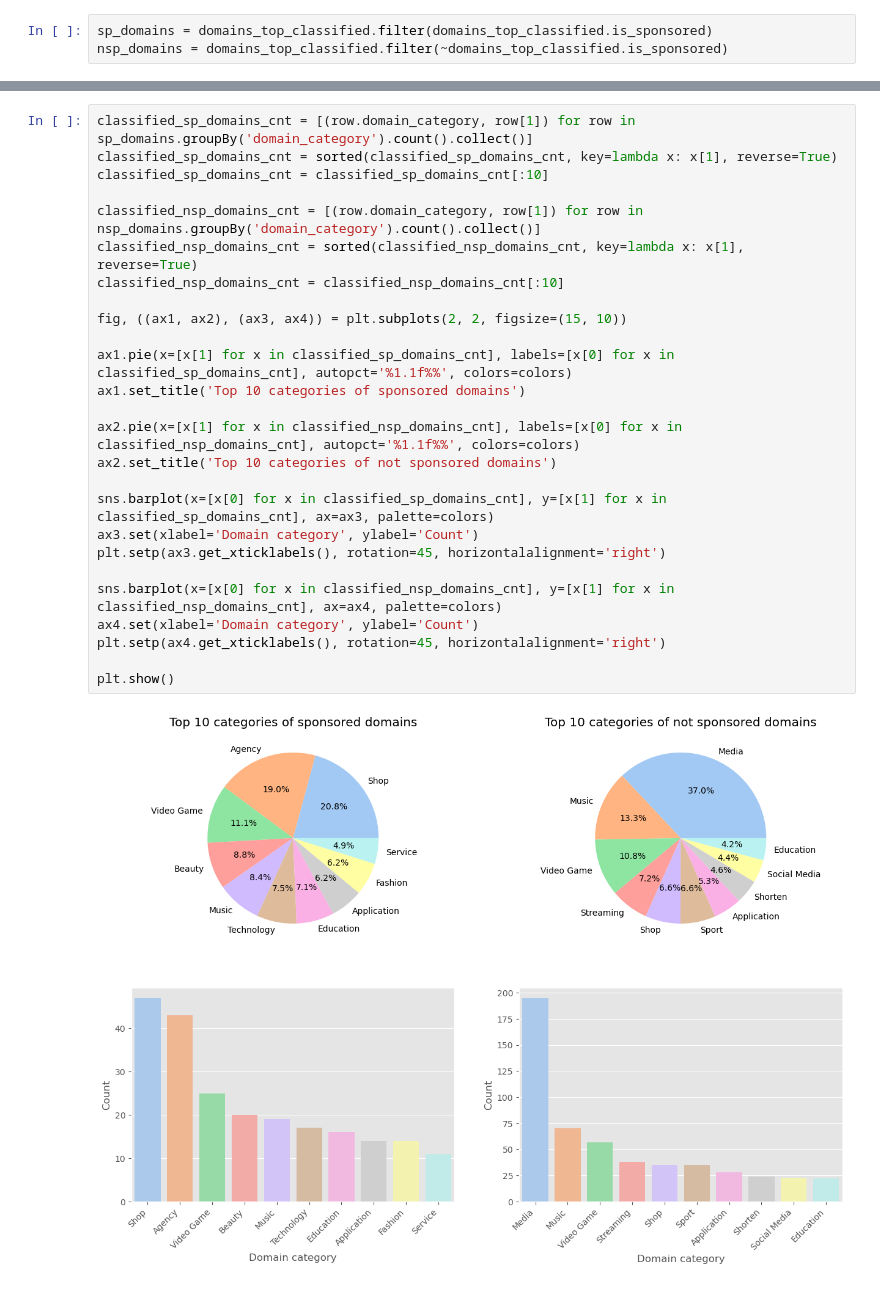
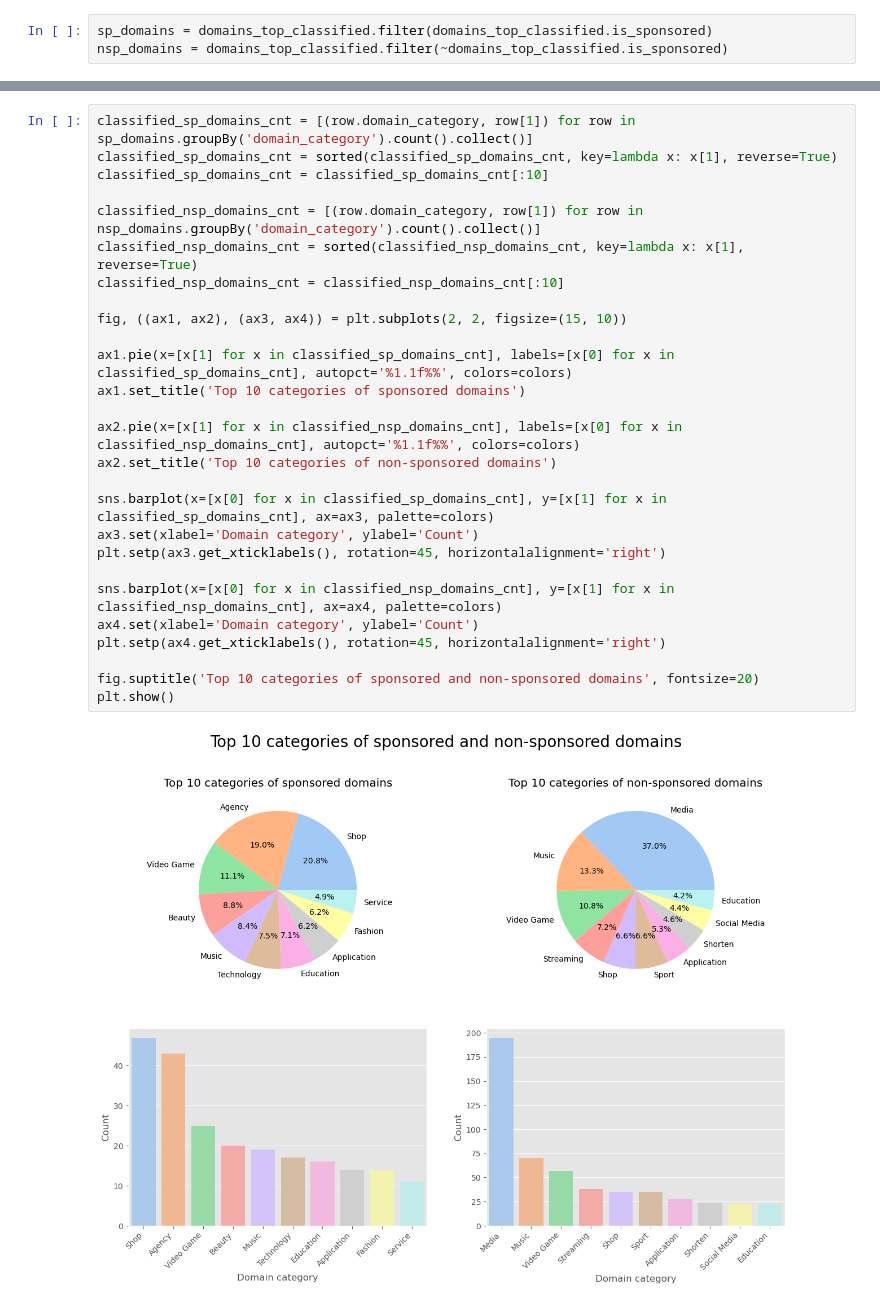
Before and after one commit to epfl-ada/ada-2022-project-fraisetagada, a Jupyter notebook: analysis/domains_analysis.ipynb, the cells around one changed output, grey strips where cells are left out. Saved outputs shown, nothing was run; the diff lists cells and outputs as text.

Commit message:
Continue Domain Analysis

```diff
--- a/analysis/domains_analysis.ipynb
+++ b/analysis/domains_analysis.ipynb
@@ -262,28 +321,29 @@ nsp_domains = domains_top_classified.filter(~domains_top_classified.is_sponsored
 # %%
 classified_sp_domains_cnt = [(row.domain_category, row[1]) for row in sp_domains.groupBy('domain_category').count().collect()]
 classified_sp_domains_cnt = sorted(classified_sp_domains_cnt, key=lambda x: x[1], reverse=True)
 classified_sp_domains_cnt = classified_sp_domains_cnt[:10]
 
 classified_nsp_domains_cnt = [(row.domain_category, row[1]) for row in nsp_domains.groupBy('domain_category').count().collect()]
 classified_nsp_domains_cnt = sorted(classified_nsp_domains_cnt, key=lambda x: x[1], reverse=True)
 classified_nsp_domains_cnt = classified_nsp_domains_cnt[:10]
 
 fig, ((ax1, ax2), (ax3, ax4)) = plt.subplots(2, 2, figsize=(15, 10))
 
 ax1.pie(x=[x[1] for x in classified_sp_domains_cnt], labels=[x[0] for x in classified_sp_domains_cnt], autopct='%1.1f%%', colors=colors)
 ax1.set_title('Top 10 categories of sponsored domains')
 
 ax2.pie(x=[x[1] for x in classified_nsp_domains_cnt], labels=[x[0] for x in classified_nsp_domains_cnt], autopct='%1.1f%%', colors=colors)
-ax2.set_title('Top 10 categories of not sponsored domains')
+ax2.set_title('Top 10 categories of non-sponsored domains')
 
 sns.barplot(x=[x[0] for x in classified_sp_domains_cnt], y=[x[1] for x in classified_sp_domains_cnt], ax=ax3, palette=colors)
 ax3.set(xlabel='Domain category', ylabel='Count')
 plt.setp(ax3.get_xticklabels(), rotation=45, horizontalalignment='right')
 
 sns.barplot(x=[x[0] for x in classified_nsp_domains_cnt], y=[x[1] for x in classified_nsp_domains_cnt], ax=ax4, palette=colors)
 ax4.set(xlabel='Domain category', ylabel='Count')
 plt.setp(ax4.get_xticklabels(), rotation=45, horizontalalignment='right')
 
+fig.suptitle('Top 10 categories of sponsored and non-sponsored domains', fontsize=20)
 plt.show()
 # %% [output]
-[figure, old version]
+[figure, new version]
```
Also changed, not shown: parts of 20 cells of this notebook.
